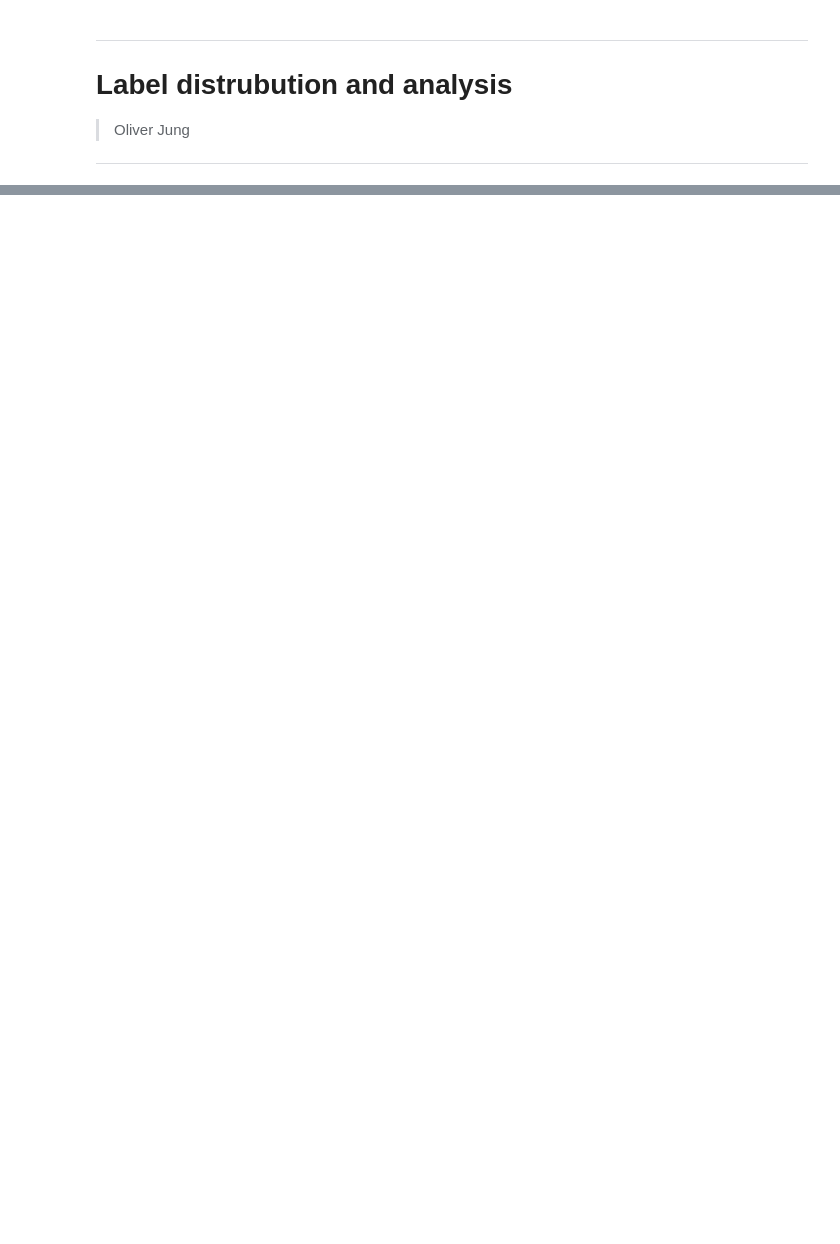
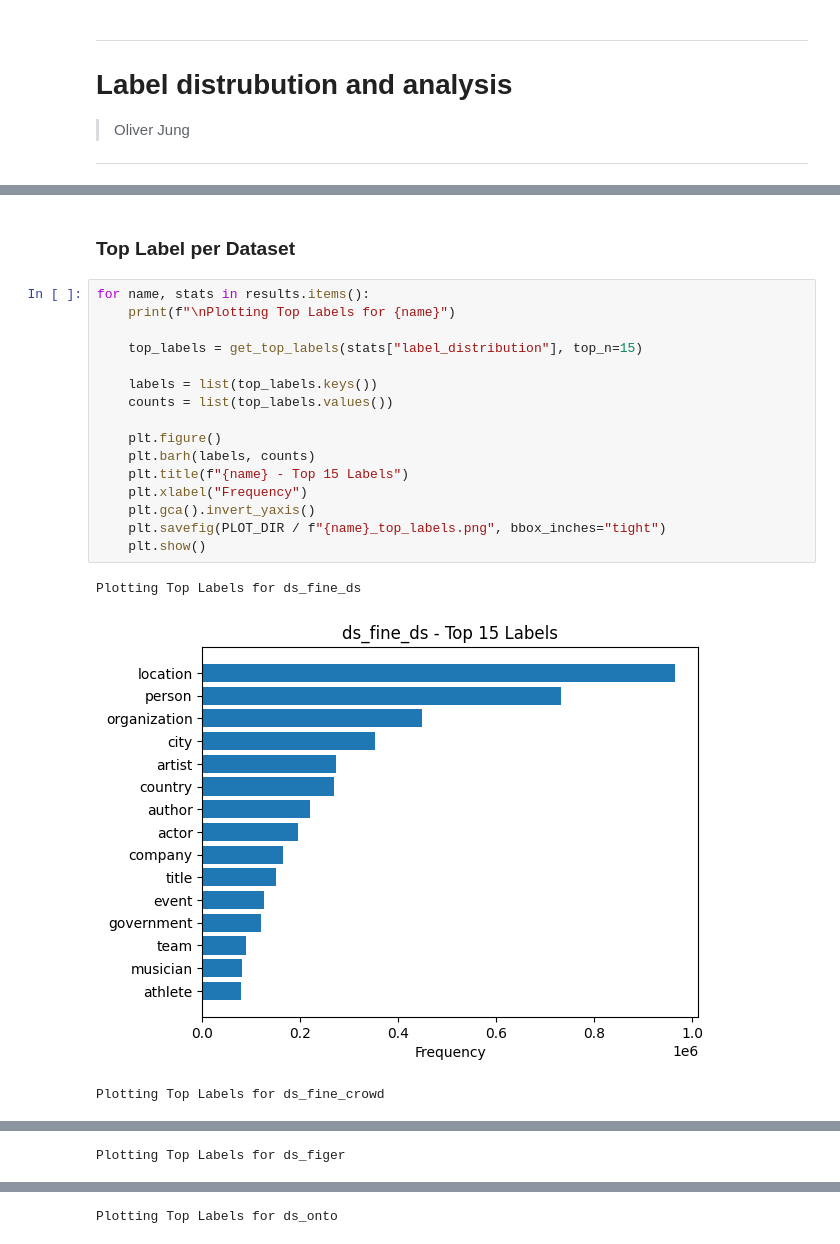
Before and after one commit to Thorsten-Trinkaus/NERC, a Jupyter notebook: datasets/label_analysis.ipynb, the cells around one changed output, grey strips where cells are left out. Saved outputs shown, nothing was run; the diff lists cells and outputs as text; blank space fills up the shorter version.

```diff
--- a/datasets/label_analysis.ipynb
+++ b/datasets/label_analysis.ipynb
@@ -640,0 +390,22 @@ plt.show()
+# %% [markdown]
+### Top Label per Dataset
+# %%
+for name, stats in results.items():
+    print(f"\nPlotting Top Labels for {name}")
+
+    top_labels = get_top_labels(stats["label_distribution"], top_n=15)
+
+    labels = list(top_labels.keys())
+    counts = list(top_labels.values())
+
+    plt.figure()
+    plt.barh(labels, counts)
+    plt.title(f"{name} - Top 15 Labels")
+    plt.xlabel("Frequency")
+    plt.gca().invert_yaxis()
+    plt.savefig(PLOT_DIR / f"{name}_top_labels.png", bbox_inches="tight")
+    plt.show()
+# %% [output]
+Plotting Top Labels for ds_fine_ds
+[figure, added]
+Plotting Top Labels for ds_fine_crowd
@@ -640,0 +413 @@ plt.show()
+Plotting Top Labels for ds_figer
@@ -640,0 +415 @@ plt.show()
+Plotting Top Labels for ds_onto
```
Also changed, not shown: parts of 95 cells of this notebook, 20 other files.
